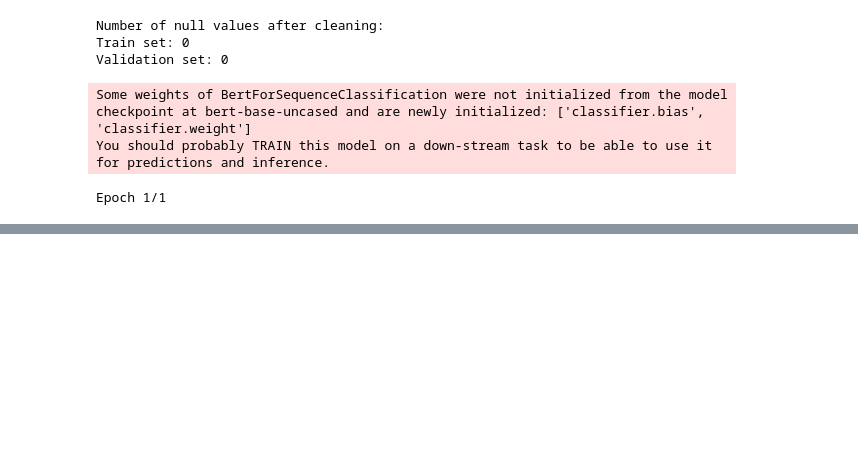
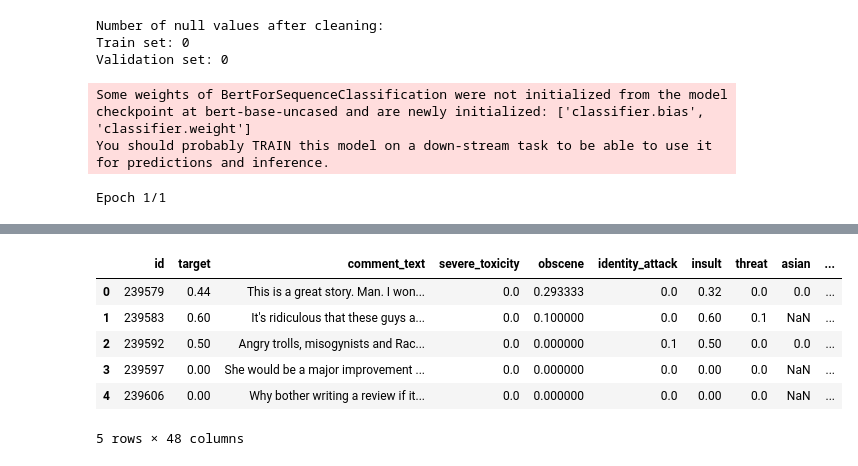
Before and after one commit to ruichenZz/cs260d-final-project, a Jupyter notebook: BERT_finetune.ipynb, the cells around one changed output, grey strips where cells are left out. Cells and saved outputs as stored; diff of their text form; code cells hidden in the pictures; blank space fills up the shorter version.

```diff
--- a/BERT_finetune.ipynb
+++ b/BERT_finetune.ipynb
@@ -237,0 +252,2 @@ merged_data = val_predictions.merge(original_data, on="id", how="left")
+# %%
+subset_data = pd.read_csv("val_with_predictions.csv")
@@ -237,0 +264,46 @@ merged_data = val_predictions.merge(original_data, on="id", how="left")
+# %%
+def merge_train_val(train_df, val_df, id_col, predicted_label_col):
+    """
+    Merge the train and validation datasets based on the id column.
+
+    Args:
+        train_df (pd.DataFrame): The train dataset with subgroup information.
+        val_df (pd.DataFrame): The validation dataset with predictions.
+        id_col (str): The name of the id column common to both datasets.
+        predicted_label_col (str): The name of the column in val_df with predicted labels.
+
+    Returns:
+        pd.DataFrame: A merged DataFrame containing rows from train_df with matching ids in val_df,
+                      and an additional column for predicted labels.
+    """
+    # Merge the two datasets on the id column
+    merged_df = train_df.merge(
+        val_df[[id_col, predicted_label_col]],
+        on=id_col,
+        how="inner"  # Keep only rows from train_df that have matching ids in val_df
+    )
+    return merged_df
+# %%
+# Ensure both IDs are of the same type (e.g., integers or strings)
+original_data["id"] = original_data["id"].astype(str)  # Update 'id' to match your column name
+subset_data["id"] = subset_data["id"].astype(str)
+
+# Filter the original dataset to keep only the rows with subset IDs
+filtered_dataset = merge_train_val(original_data, subset_data, "id", "predicted_label")
+# %%
+filtered_dataset["pred"] = filtered_dataset["predicted_label"].apply(
+    lambda x: 1 if x == "toxic" else 0
+)
+filtered_dataset["label"] = filtered_dataset["target"].apply(
+    lambda x: 1 if x >= 0.5 else 0
+)
+# %%
+filtered_dataset.head()
+# %% [output]
+|  | id | target | comment_text | severe_toxicity | obscene | identity_attack | insult | threat | asian | ... |
+| 0 | 239579 | 0.44 | This is a great story. Man. I won... | 0.0 | 0.293333 | 0.0 | 0.32 | 0.0 | 0.0 | ... |
+| 1 | 239583 | 0.60 | It's ridiculous that these guys a... | 0.0 | 0.100000 | 0.0 | 0.60 | 0.1 | NaN | ... |
+| 2 | 239592 | 0.50 | Angry trolls, misogynists and Rac... | 0.0 | 0.000000 | 0.1 | 0.50 | 0.0 | 0.0 | ... |
+| 3 | 239597 | 0.00 | She would be a major improvement ... | 0.0 | 0.000000 | 0.0 | 0.00 | 0.0 | NaN | ... |
+| 4 | 239606 | 0.00 | Why bother writing a review if it... | 0.0 | 0.000000 | 0.0 | 0.00 | 0.0 | NaN | ... |
+5 rows × 48 columns
```
Also changed, not shown: parts of 31 cells of this notebook, 4 other files.
